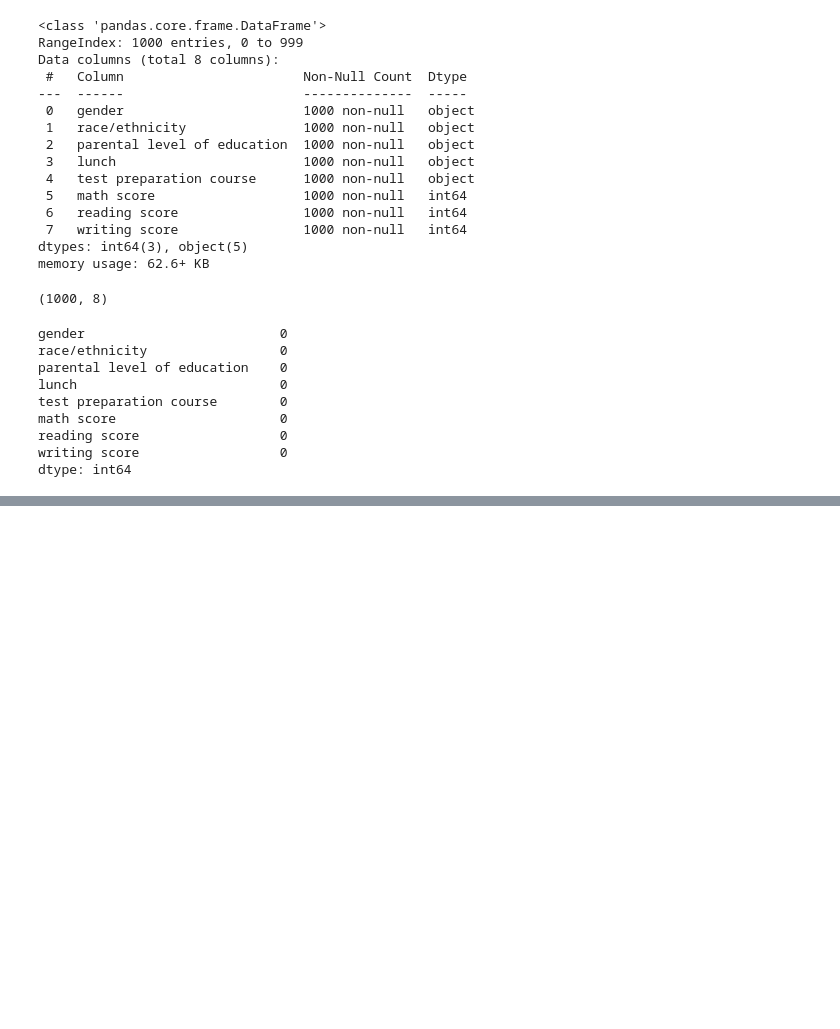
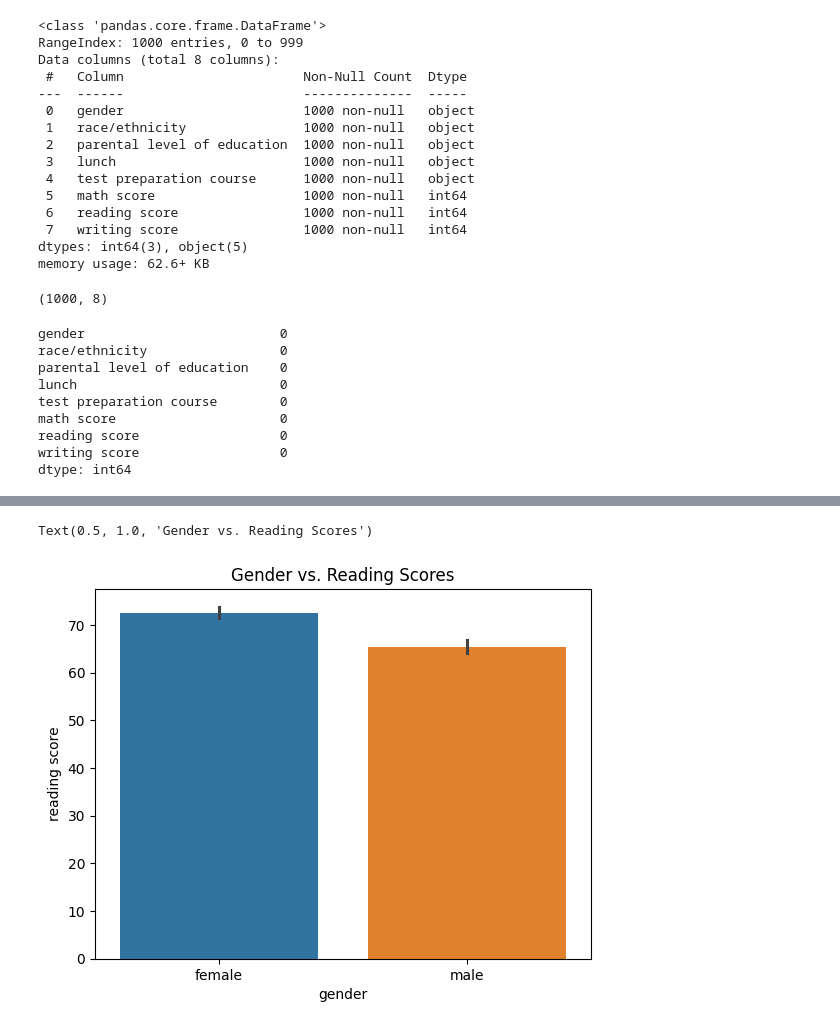
Before and after one commit to TouseefDataScientist/Artificialintelligence, a Jupyter notebook: Atif Jamil/lab_11/students_performance.ipynb, the cells around one changed output, grey strips where cells are left out. Saved outputs shown, nothing was run; the diff lists cells and outputs as text; code cells hidden in the pictures; blank space fills up the shorter version.

```diff
--- a/Atif Jamil/lab_11/students_performance.ipynb
+++ b/Atif Jamil/lab_11/students_performance.ipynb
@@ -134,0 +183,6 @@ df.isnull().sum().sum()
+# %%
+sns.barplot(x="gender", y="reading score", data=df, hue='gender')
+plt.title("Gender vs. Reading Scores")
+# %% [output]
+Text(0.5, 1.0, 'Gender vs. Reading Scores')
+[figure, added]
```
Also changed, not shown: parts of 9 cells of this notebook.
